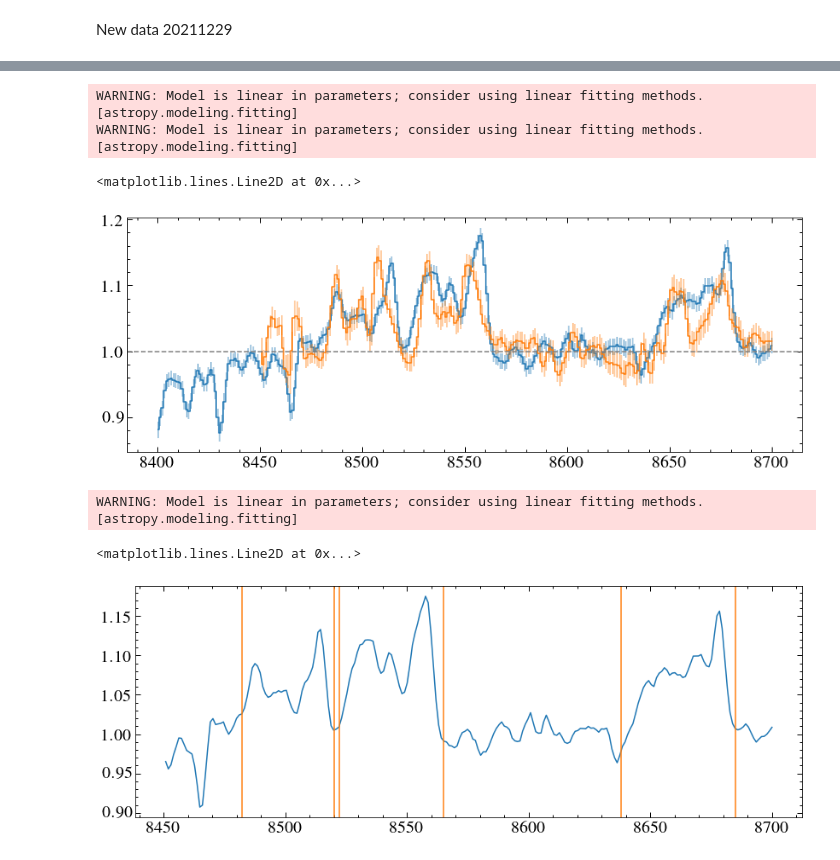
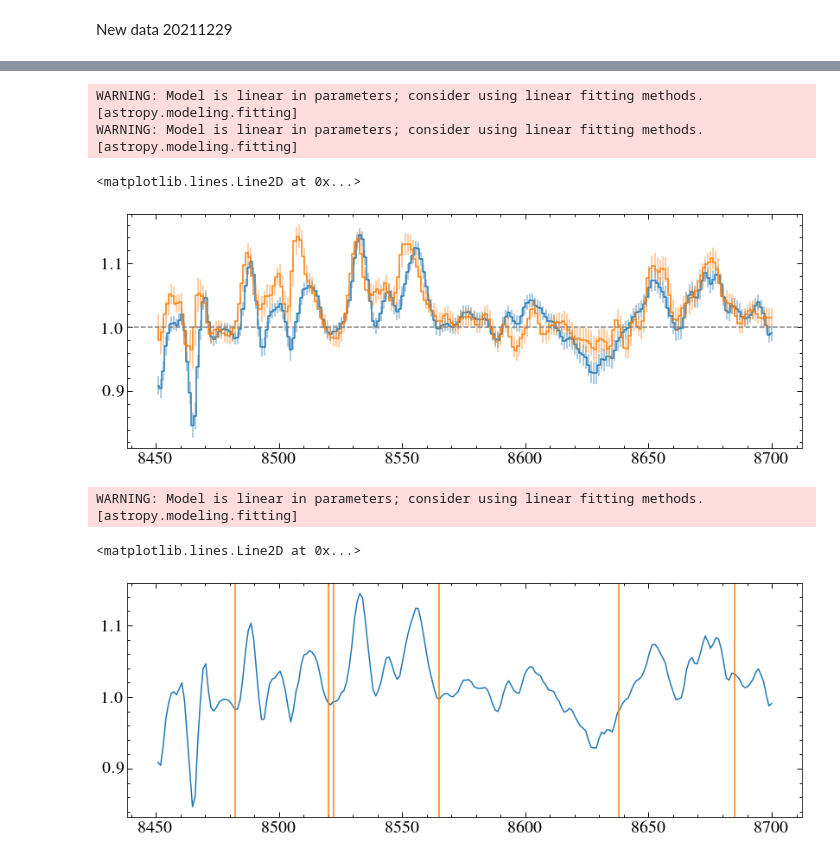
Before and after one commit to davidjwilson/gas_discs, a Jupyter notebook: xshooterql.ipynb, the cells around one changed output, grey strips where cells are left out. Drawn from its saved outputs; the diff is of its cells as text; code cells hidden in the pictures.

Commit message:
jan data

```diff
--- a/xshooterql.ipynb
+++ b/xshooterql.ipynb
@@ -698,0 +727,24 @@ for spec in hetspecs2:
+# %%
+hetpath2 = '/media/david/2tb_ext_hd/hddata/het_gas/UT22-1-013/'
+hetspecs2 = glob.glob('{}spectrum*20211229*farred.fits'.format(hetpath2)) #just the red arm
+# hetspecs
+fs = []
+es = []
+for spec in hetspecs2:
+    print(spec)
+    data = fits.getdata(spec)
+    # star = fits.getheader(spec)['OBJECT']
+    # print(star)
+    w, f, e = data[0], data[1], data[3]
+    # print(w[0], w[-1], len(w))
+    plt.plot(w,f)
+    fs.append(f)
+    es.append(e)
+plt.show()
+
+w_dec = w
+f_dec, e_dec = spectra_adder(np.array(fs), np.array(es), rcs=False)
+plt.plot(w_dec, f_dec)
+plt.plot(w_dec, e_dec)
+
+plt.xlim(8450, 8700)
@@ -699,34 +757,38 @@ for spec in hetspecs2:
 # %%
-frspec2 = hetspecs2[0]
-data = fits.getdata(frspec2)
-w, f, e = data[0], data[1], data[4]
+# frspec2 = hetspecs2[0]
+# data = fits.getdata(frspec2)
+# w, f, e = data[0], data[1], data[4]
 # print(w[0])
-mask1 = (w > 8435) & (w < 8440) |(w > 8470) & (w < 8480) | (w > 8520) & (w < 8522) | (w > 8565)  & (w< 8638) | (w > 8685) & (w < 8750)
-mask2 = (w> 8400) & (w < 8700)
+w, f, e = w_dec, f_dec, e_dec
+# mask1 = (w > 8435) & (w < 8440) |(w > 8470) & (w < 8480) | (w > 8520) & (w < 8522) | (w > 8565)  & (w< 8638) | (w > 8685) & (w < 8750)
+mask1 = (w > 8470) & (w < 8475) | (w > 8515) & (w < 8522) | (w > 8565)  & (w< 8640) | (w > 8685) & (w < 8750)
+
+mask2 = (w> 8450) & (w < 8700)
 wn, fn, en =  make_plot_spec(w, f,e , mask1, mask2, smooth=4)
 plt.step(wn, fn, where='mid')
 plt.errorbar(wn, fn, yerr=en, ls='none', alpha=0.5, c='C0')
 
 frspec = hetspecs[0]
 data = fits.getdata(frspec)
 w, f, e = data[0], data[1], data[3]
 mask1 = (w > 8470) & (w < 8475) | (w > 8515) & (w < 8522) | (w > 8565)  & (w< 8640) | (w > 8685) & (w < 8750)
 mask2 = (w> 8450) & (w < 8700)
 wn, fn, en =  make_plot_spec(w, f,e , mask1, mask2, smooth=4)
 plt.step(wn, fn,label='LRS2')
 plt.errorbar(wn, fn, yerr=en, ls='none', alpha=0.5, c='C1')
 
 plt.axhline(1, c='0.5', ls='--')
 # %% [output]
 WARNING: Model is linear in parameters; consider using linear fitting methods. [astropy.modeling.fitting]
 WARNING: Model is linear in parameters; consider using linear fitting methods. [astropy.modeling.fitting]
 <matplotlib.lines.Line2D at 0x...>
-[figure, old version]
+[figure, new version]
 # %%
-frspec2 = hetspecs2[0]
-data = fits.getdata(frspec2)
-w, f, e = data[0], data[1], data[3]
-mask1 = (w > 8435) & (w < 8440) |(w > 8470) & (w < 8480) | (w > 8520) & (w < 8522) | (w > 8565)  & (w< 8638) | (w > 8685) & (w < 8750)
+# frspec2 = hetspecs2[0]
+# data = fits.getdata(frspec2)
+w, f, e = w_dec, f_dec, e_dec
+mask1 = (w > 8470) & (w < 8475) | (w > 8515) & (w < 8522) | (w > 8565)  & (w< 8640) | (w > 8685) & (w < 8750)
+
 mask2 = (w> 8450) & (w < 8700)
 wn, fn, en =  make_plot_spec(w, f,e , mask1, mask2, smooth=4)
 plt.plot(wn, fn)
@@ -752,7 +814,7 @@ plt.axvline(8685, c='C1')
 # %% [output]
 WARNING: Model is linear in parameters; consider using linear fitting methods. [astropy.modeling.fitting]
 <matplotlib.lines.Line2D at 0x...>
-[figure, old version]
+[figure, new version]
 # %%
 # wn, fn, en =  make_plot_spec(w, f,e , mask1, mask2, smooth=10)
 w0, w1 = wavelength_edges(wn)
```
Also changed, not shown: parts of 7 cells of this notebook, 6 other files.
